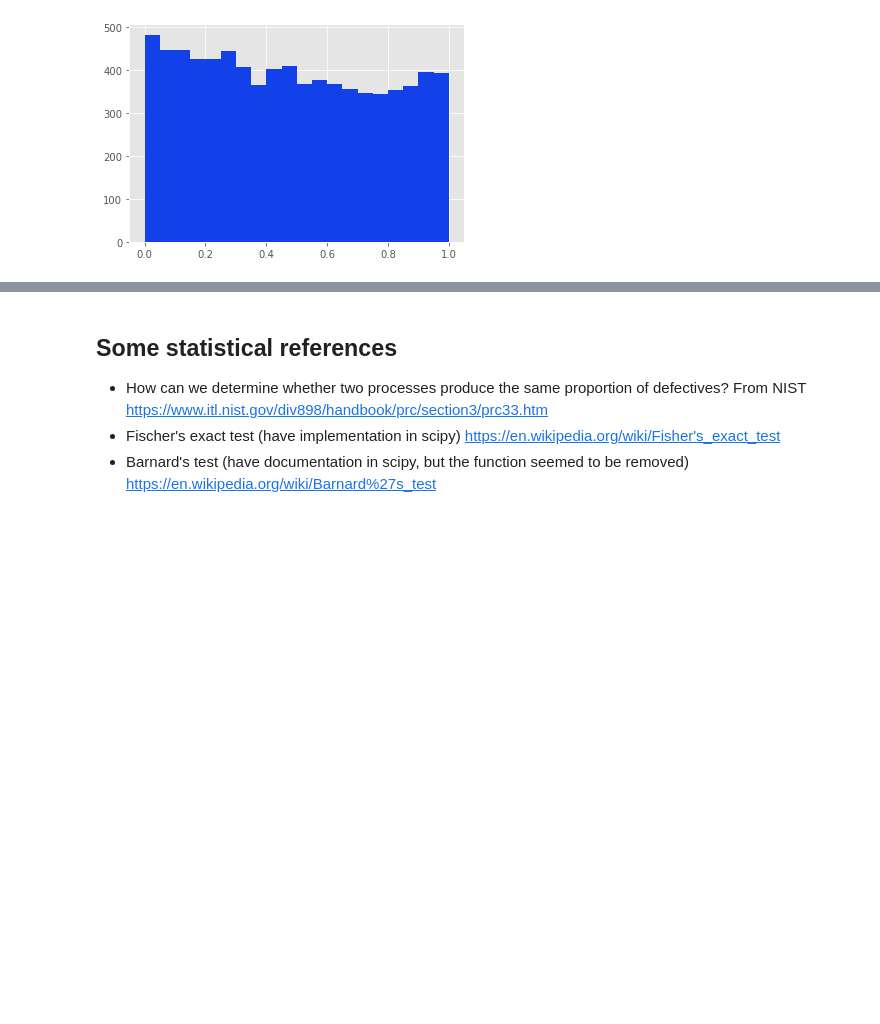
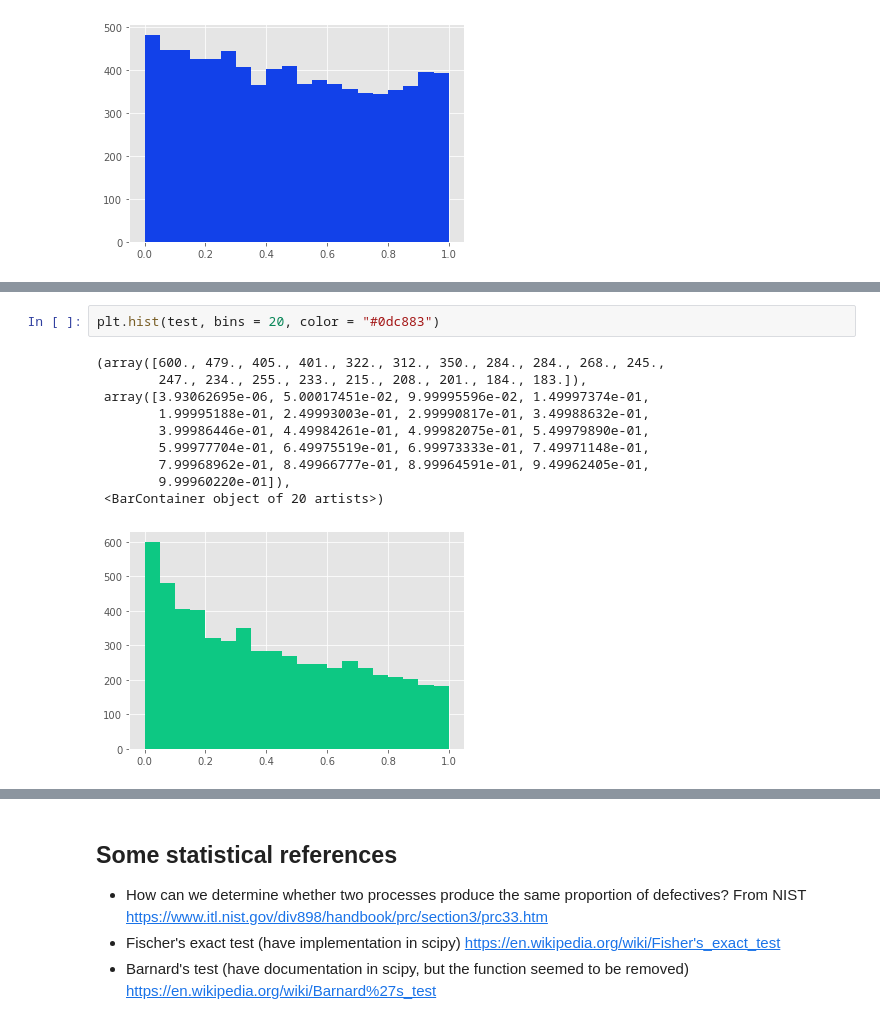
Before and after one commit to kiwymic/MLB-data-analysis, a Jupyter notebook: MLB career analysis.ipynb, the cells around one changed output, grey strips where cells are left out. Drawn from its saved outputs; the diff is of its cells as text; blank space fills up the shorter version.

```diff
--- a/MLB career analysis.ipynb
+++ b/MLB career analysis.ipynb
@@ -258,0 +303,13 @@ plt.hist(test, bins = 20, color = "#1241e9")
+# %%
+plt.hist(test, bins = 20, color = "#0dc883")
+# %% [output]
+(array([600., 479., 405., 401., 322., 312., 350., 284., 284., 268., 245.,
+        247., 234., 255., 233., 215., 208., 201., 184., 183.]),
+ array([3.93062695e-06, 5.00017451e-02, 9.99995596e-02, 1.49997374e-01,
+        1.99995188e-01, 2.49993003e-01, 2.99990817e-01, 3.49988632e-01,
+        3.99986446e-01, 4.49984261e-01, 4.99982075e-01, 5.49979890e-01,
+        5.99977704e-01, 6.49975519e-01, 6.99973333e-01, 7.49971148e-01,
+        7.99968962e-01, 8.49966777e-01, 8.99964591e-01, 9.49962405e-01,
+        9.99960220e-01]),
+ <BarContainer object of 20 artists>)
+[figure, added]
```
Also changed, not shown: parts of 21 cells of this notebook, 1 other file.
